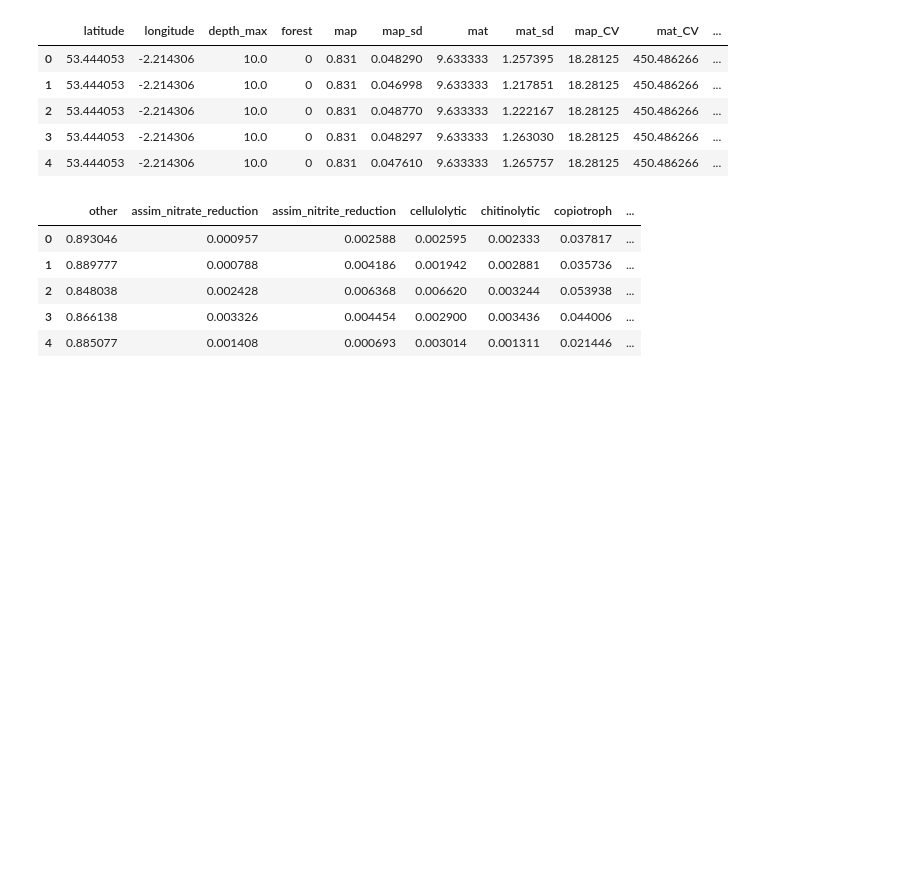
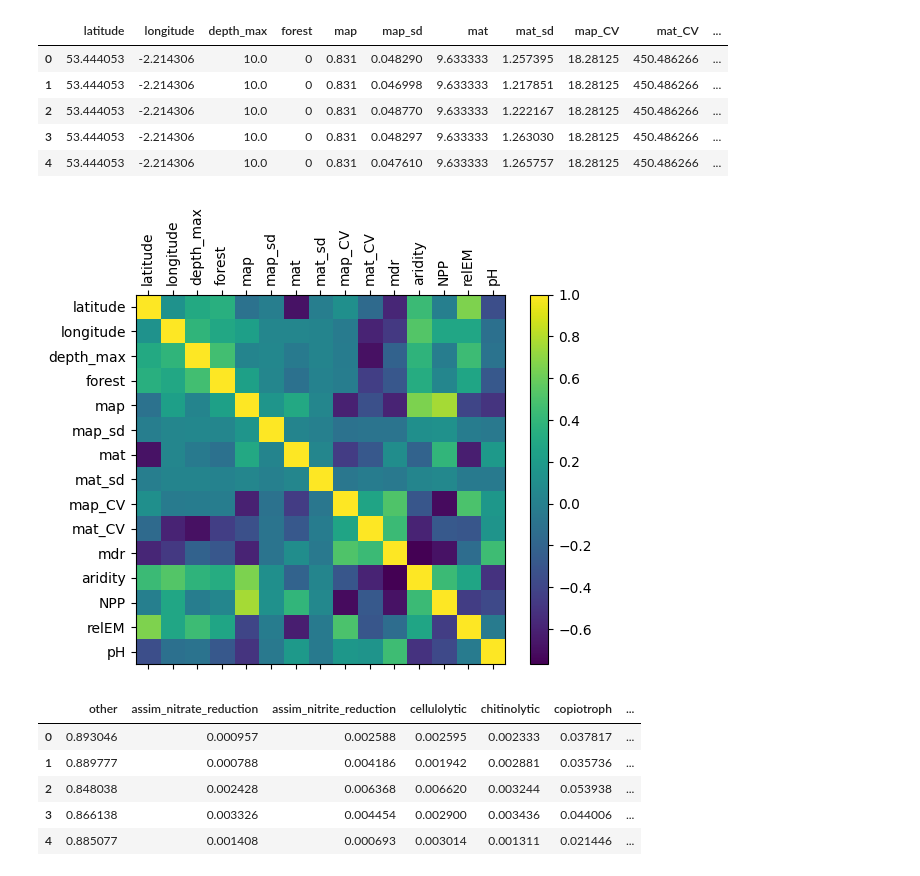
Before and after one commit to Vincent-Therrien/micropyome, a Jupyter notebook: demos/regressions.ipynb, the cells around one changed output. Cells and saved outputs as stored; diff of their text form; code cells hidden in the pictures; blank space fills up the shorter version.

```diff
--- a/demos/regressions.ipynb
+++ b/demos/regressions.ipynb
@@ -44,6 +41,20 @@ X["fg"].head()
 | 2 | 53.444053 | -2.214306 | 10.0 | 0 | 0.831 | 0.048770 | 9.633333 | 1.222167 | 18.28125 | 450.486266 | ... |
 | 3 | 53.444053 | -2.214306 | 10.0 | 0 | 0.831 | 0.048297 | 9.633333 | 1.263030 | 18.28125 | 450.486266 | ... |
 | 4 | 53.444053 | -2.214306 | 10.0 | 0 | 0.831 | 0.047610 | 9.633333 | 1.265757 | 18.28125 | 450.486266 | ... |
+# %%
+ex = X["fg"].copy()
+from micropyome.datasets import normalize
+normalize(ex)
+fig = plt.figure()
+ax = fig.add_subplot()
+cax = ax.matshow(ex.corr())
+fig.colorbar(cax)
+labels = ex.columns.values
+ax.set_yticks(list(range(len(labels))), labels)
+ax.set_xticks(list(range(len(labels))), labels, rotation=90)
+plt.show()
+# %% [output]
+[figure, added]
 # %%
 Y["fg"].head()
 # %% [output]
```
Also changed, not shown: parts of 31 cells of this notebook, 5 other files.
